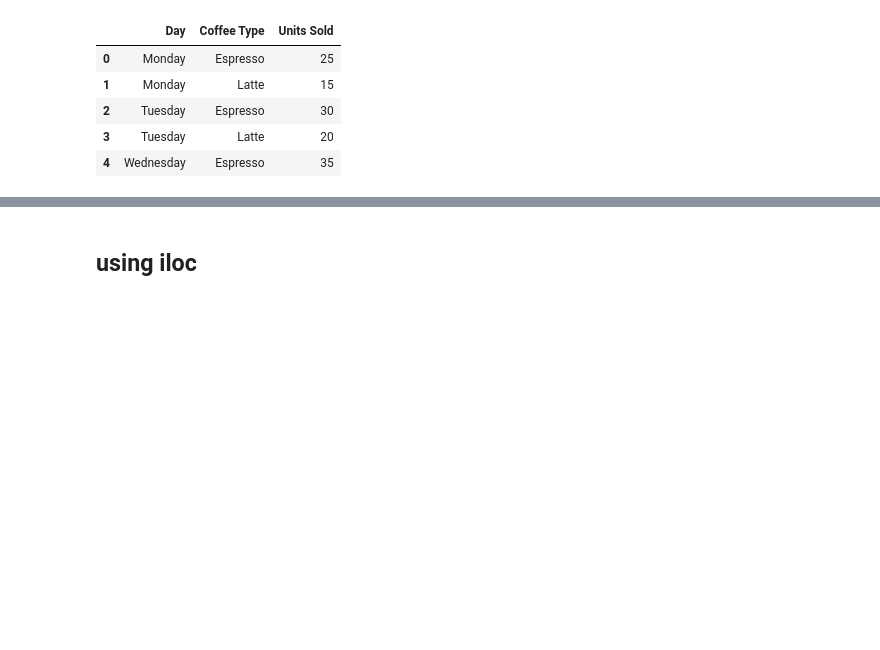
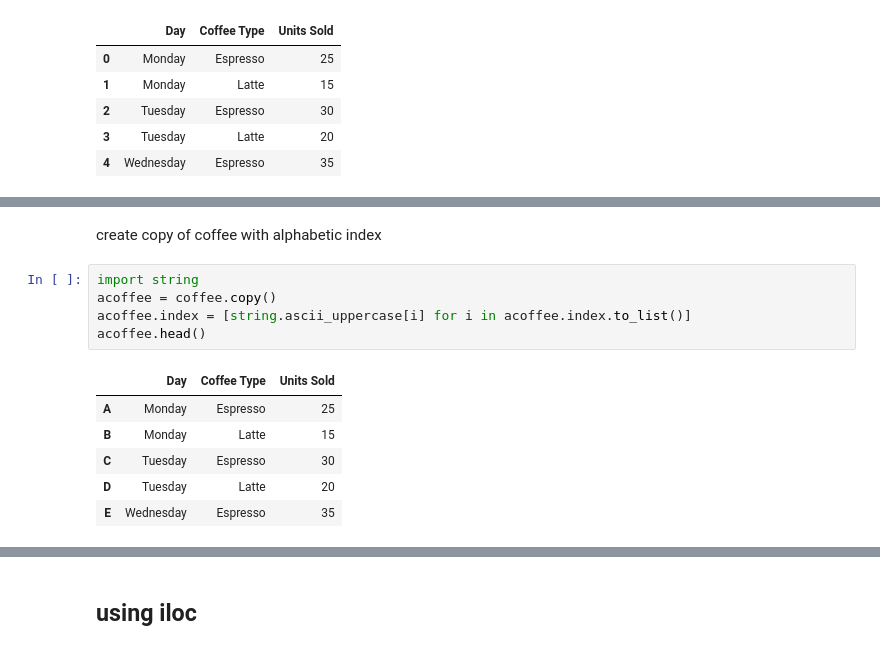
Before and after one commit to atrox3d/pandas_keith-galli-complete-pandas-tutorial, a Jupyter notebook: 03-accessing-data.ipynb, the cells around one changed output, grey strips where cells are left out. Saved outputs shown, nothing was run; the diff lists cells and outputs as text; blank space fills up the shorter version.

```diff
--- a/03-accessing-data.ipynb
+++ b/03-accessing-data.ipynb
@@ -31,0 +110,14 @@ coffee.sample(10)   # add random_state=seed to make sample deterministic
+# %% [markdown]
+create  copy of coffee with alphabetic index
+# %%
+import string
+acoffee = coffee.copy()
+acoffee.index = [string.ascii_uppercase[i] for i in acoffee.index.to_list()]
+acoffee.head()
+# %% [output]
+|  | Day | Coffee Type | Units Sold |
+| A | Monday | Espresso | 25 |
+| B | Monday | Latte | 15 |
+| C | Tuesday | Espresso | 30 |
+| D | Tuesday | Latte | 20 |
+| E | Wednesday | Espresso | 35 |
```
Also changed, not shown: parts of 56 cells of this notebook, 2 other files.
